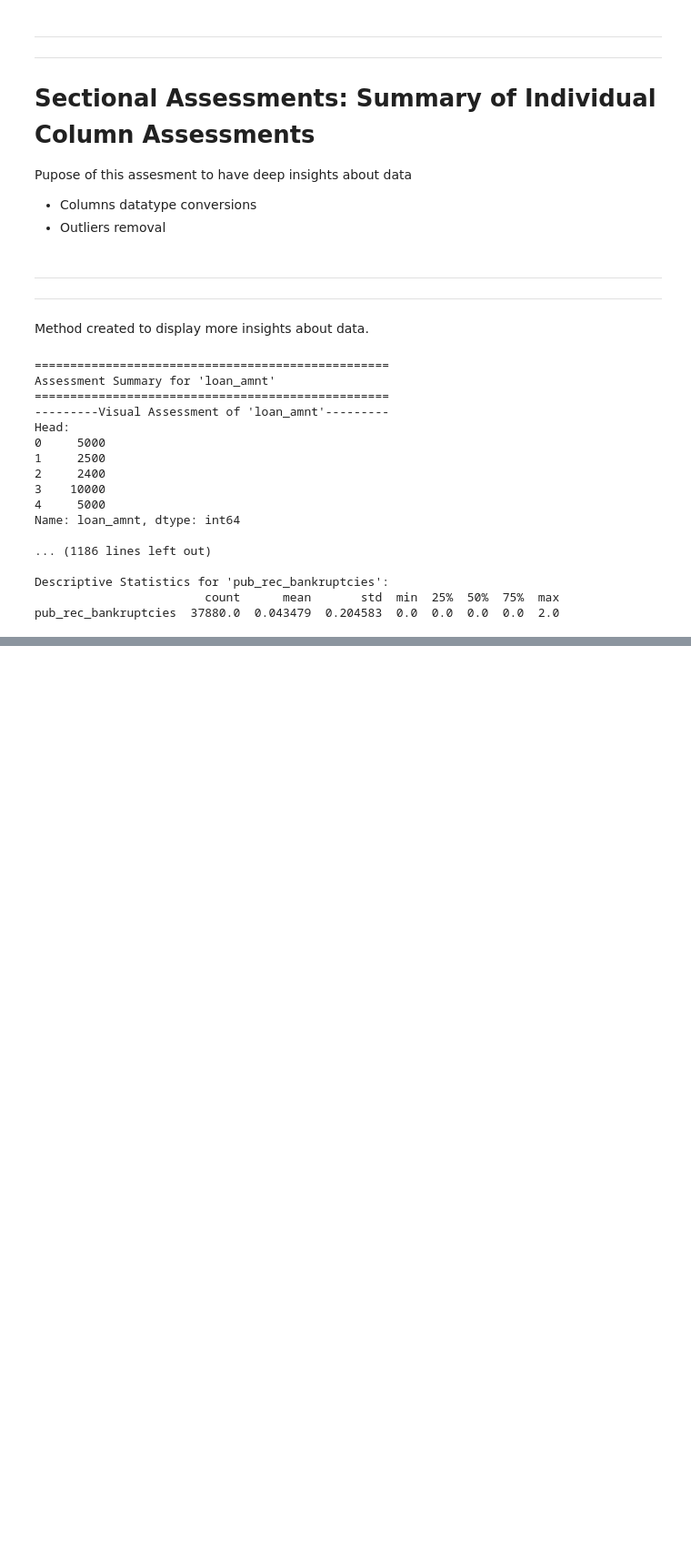
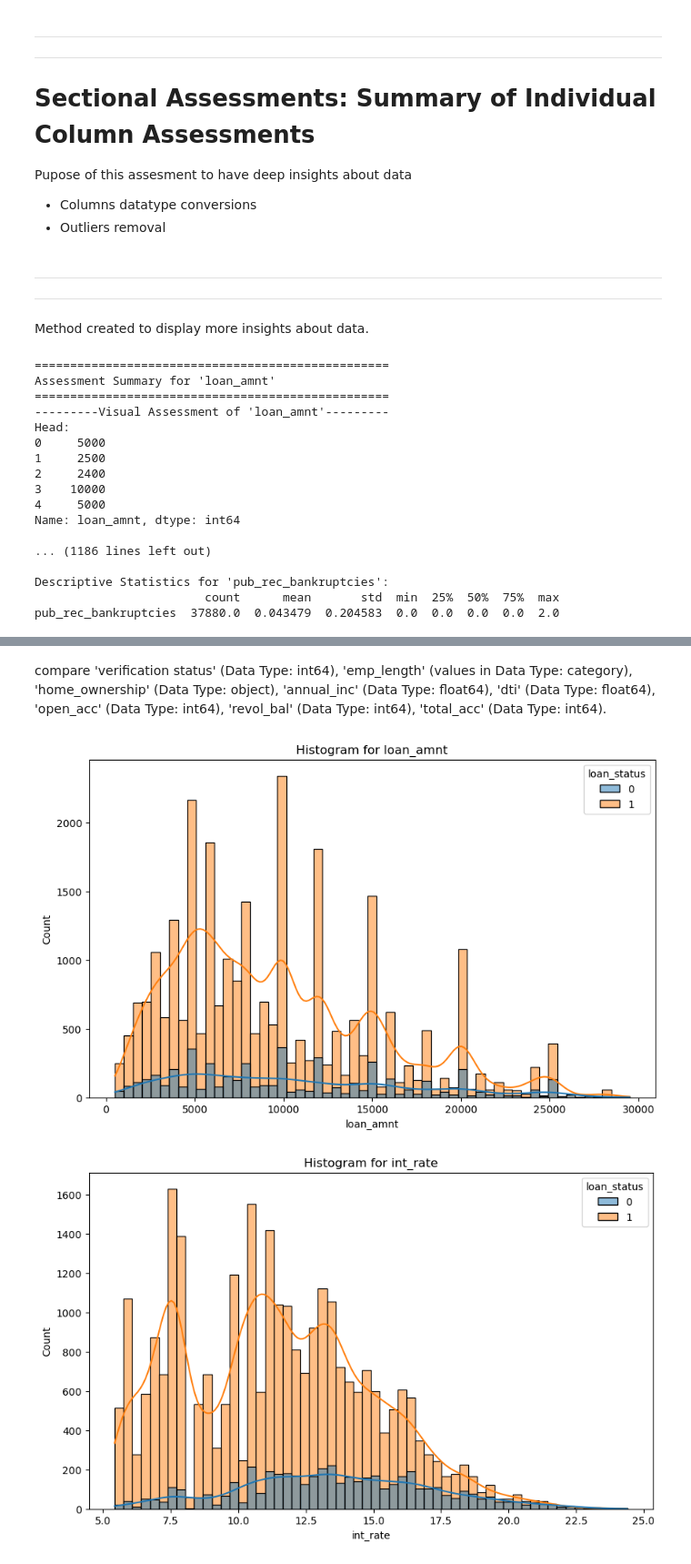
Before and after one commit to SouhardyaBiswas/Lending_Club_CaseStudy, a Jupyter notebook: code/Lending_Club_Case_Study.ipynb, the cells around one changed output, grey strips where cells are left out. Shown at 91% size. Cells and saved outputs as stored; diff of their text form; code cells hidden in the pictures; blank space fills up the shorter version.

```diff
--- a/code/Lending_Club_Case_Study.ipynb
+++ b/code/Lending_Club_Case_Study.ipynb
@@ -1554,0 +1088,21 @@ This table provides a comprehensive summary of the individual column assessments
+# %% [markdown]
+compare 'verification status' (Data Type: int64), 'emp_length' (values in Data Type: category), 'home_ownership' (Data Type: object), 'annual_inc' (Data Type: float64), 'dti' (Data Type: float64), 'open_acc' (Data Type: int64), 'revol_bal' (Data Type: int64), 'total_acc' (Data Type: int64).
+# %%
+# Plotting histograms for continuous variables
+continuous_variables = ['loan_amnt', 'int_rate', 'installment', 'dti', 'annual_inc', 'delinq_2yrs', 'open_acc']
+for var in continuous_variables:
+    plt.figure(figsize=(10, 6))
+    sns.histplot(data=loanData, x=var, hue='loan_status', kde=True)
+    plt.title(f'Histogram for {var}')
+    plt.show()
+
+# Plotting count plots for categorical variables
+categorical_variables = ['grade', 'sub_grade', 'emp_length', 'home_ownership', 'verification_status', 'purpose', 'inq_last_6mths']
+for var in categorical_variables:
+    plt.figure(figsize=(10, 6))
+    sns.countplot(data=loanData, x=var, hue='loan_status')
+    plt.title(f'Count Plot for {var}')
+    plt.show()
+# %% [output]
+[figure, added]
+[figure, added]
```
Also changed, not shown: parts of 55 cells of this notebook, 1 other file.
